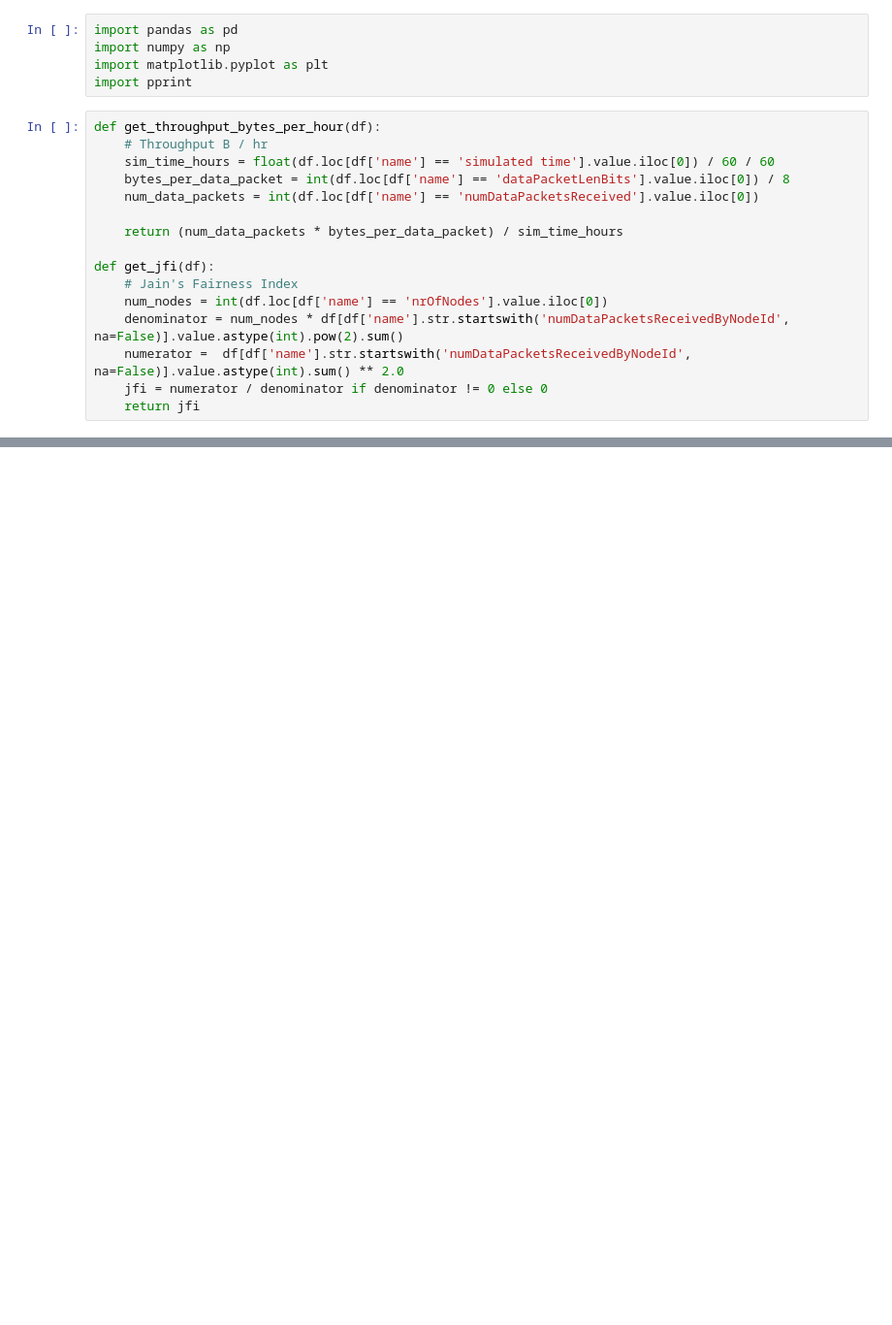
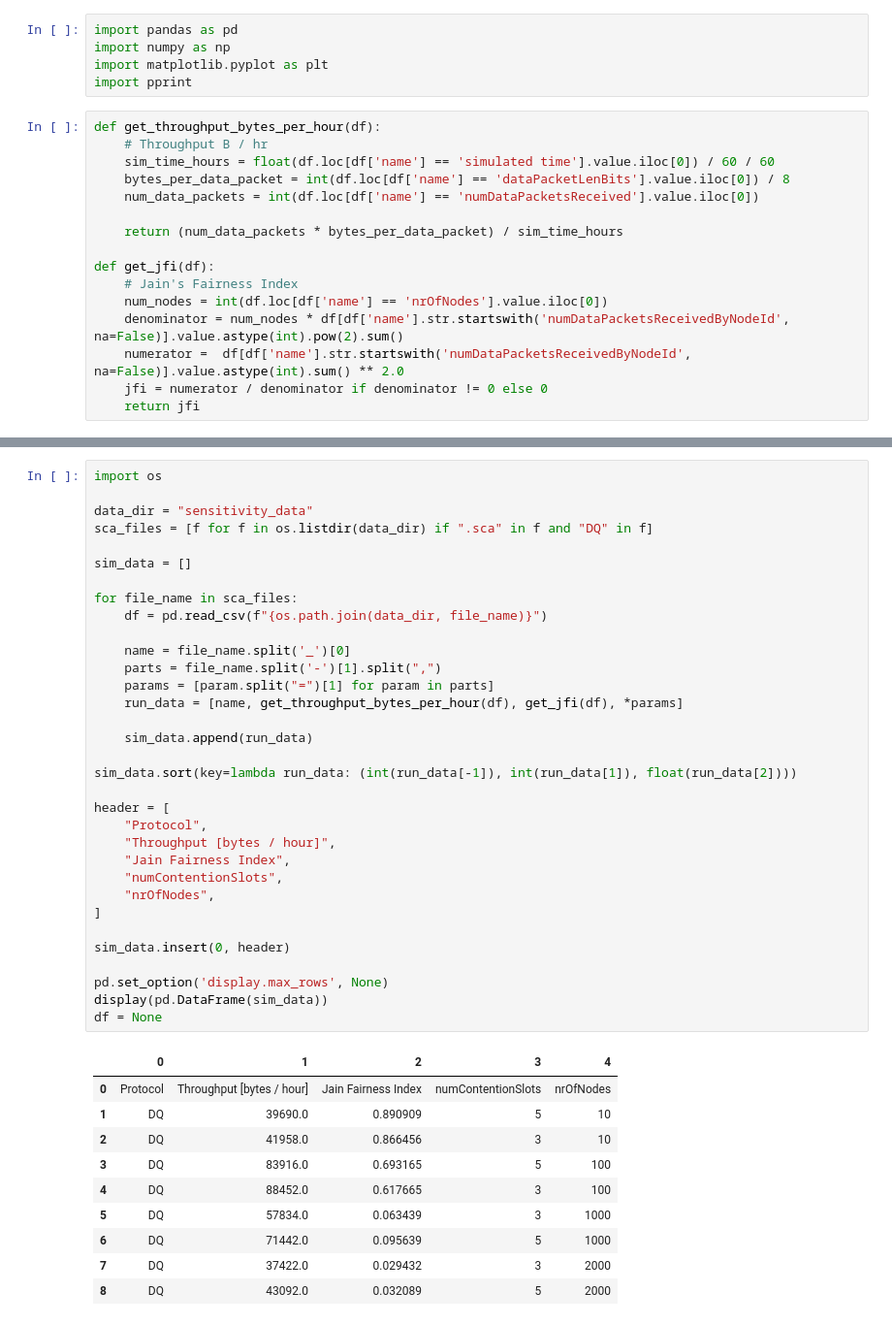
Before and after one commit to jason-gerard/DRAAF-pipeline, a Jupyter notebook: ress-iot-vs-dqrap-paper/Sensitivity Analysis.ipynb, the cells around one changed output, grey strips where cells are left out. Shown at 97% size. Cells and saved outputs as stored; diff of their text form; blank space fills up the shorter version.

```diff
--- a/ress-iot-vs-dqrap-paper/Sensitivity Analysis.ipynb
+++ b/ress-iot-vs-dqrap-paper/Sensitivity Analysis.ipynb
@@ -75,0 +75,44 @@ df = None
+# %%
+import os
+
+data_dir = "sensitivity_data"
+sca_files = [f for f in os.listdir(data_dir) if ".sca" in f and "DQ" in f]
+
+sim_data = []
+
+for file_name in sca_files:
+    df = pd.read_csv(f"{os.path.join(data_dir, file_name)}")
+
+    name = file_name.split('_')[0]
+    parts = file_name.split('-')[1].split(",")
+    params = [param.split("=")[1] for param in parts]
+    run_data = [name, get_throughput_bytes_per_hour(df), get_jfi(df), *params]
+
+    sim_data.append(run_data)
+
+sim_data.sort(key=lambda run_data: (int(run_data[-1]), int(run_data[1]), float(run_data[2])))
+
+header = [
+    "Protocol",
+    "Throughput [bytes / hour]",
+    "Jain Fairness Index",
+    "numContentionSlots",
+    "nrOfNodes",
+]
+
+sim_data.insert(0, header)
+
+pd.set_option('display.max_rows', None)
+display(pd.DataFrame(sim_data))
+df = None
+# %% [output]
+|  | 0 | 1 | 2 | 3 | 4 |
+| 0 | Protocol | Throughput [bytes / hour] | Jain Fairness Index | numContentionSlots | nrOfNodes |
+| 1 | DQ | 39690.0 | 0.890909 | 5 | 10 |
+| 2 | DQ | 41958.0 | 0.866456 | 3 | 10 |
+| 3 | DQ | 83916.0 | 0.693165 | 5 | 100 |
+| 4 | DQ | 88452.0 | 0.617665 | 3 | 100 |
+| 5 | DQ | 57834.0 | 0.063439 | 3 | 1000 |
+| 6 | DQ | 71442.0 | 0.095639 | 5 | 1000 |
+| 7 | DQ | 37422.0 | 0.029432 | 3 | 2000 |
+| 8 | DQ | 43092.0 | 0.032089 | 5 | 2000 |
```
Also changed, not shown: parts of 1 cell of this notebook, 15 other files.
